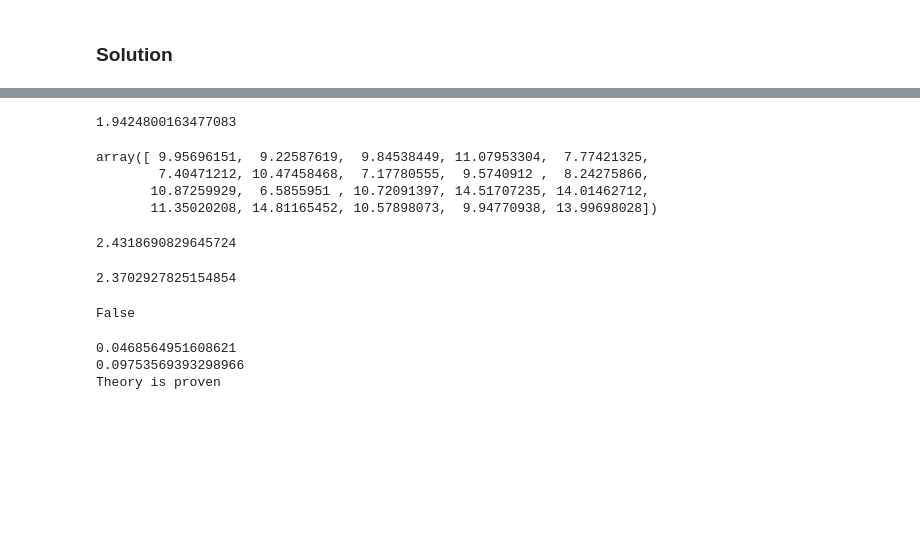
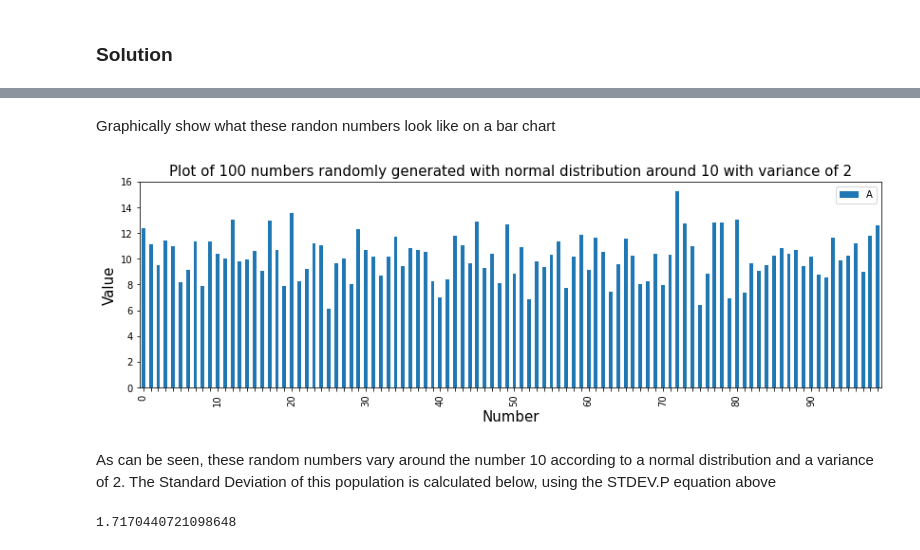
Before and after one commit to BarryClarke/Tasks-Assessment---Machine-Learning-and-Statistics, a Jupyter notebook: Solution3.ipynb, the cells around one changed output, grey strips where cells are left out. Cells and saved outputs as stored; diff of their text form; code cells hidden in the pictures; blank space fills up the shorter version.

```diff
--- a/Solution3.ipynb
+++ b/Solution3.ipynb
@@ -48,0 +34,5 @@ array([ 9.95696151,  9.22587619,  9.84538449, 11.07953304,  7.77421325,
+# %%
+# Create a list of 100 numbers of normal random distribution around the number 10
+# pandas.DataFrame is a two-dimensional tabular data structure ie Rows and Columns
+df = pd.DataFrame(np.random.normal(10, 2, 100), columns=list('A'))
+df
@@ -49,27 +53,28 @@ array([ 9.95696151,  9.22587619,  9.84538449, 11.07953304,  7.77421325,
+# %% [markdown]
+Graphically show what these randon numbers look like on a bar chart
+# %%
+# Adjust the output plot sizes to be full page width
+plt.rcParams['figure.figsize'] = (14,4)
+# Plot a bar chart displaying each f the random numbers generated
+ax = df.plot(kind='bar')
+# Adding plot titles and axis labels, with font size adjustments
+plt.title('Plot of 100 numbers randomly generated with normal distribution around 10 with variance of 2', size=15)
+plt.xlabel('Number', size=15)
+plt.ylabel('Value', size=15)
+# Adjust the x-axis ticks to only display every 10th tick label.
+# https://stackoverflow.com/questions/56095446/pandas-plot-bar-show-every-nth-xlabel
+for i, t in enumerate(ax.get_xticklabels()):
+    if (i % 10) != 0:
+      t.set_visible(False)
+# %% [output]
+[figure, added]
+# %% [markdown]
+As can be seen, these random numbers vary around the number 10 according to a normal distribution and a variance of 2. The Standard Deviation of this population is calculated below, using the STDEV.P equation above
 # %%
-# Calculate STDEV.P of the entire population of x
+# Select colum A from the dataframe, containing the 100 randomly geerated numbers
+x = df['A']
+# Calculate STDEV.P of the entire population of x, using the STDEV.P equation above
 a = np.sqrt(np.sum((x - np.mean(x))**2)/(len(x)))
 a
 # %% [output]
-1.9424800163477083
+1.7170440721098648
-# %%
-# Take the first 20 values of the above generated array. This is a sample of x
-y = x[0:20]
-y
-# %% [output]
-array([ 9.95696151,  9.22587619,  9.84538449, 11.07953304,  7.77421325,
-        7.40471212, 10.47458468,  7.17780555,  9.5740912 ,  8.24275866,
-       10.87259929,  6.5855951 , 10.72091397, 14.51707235, 14.01462712,
-       11.35020208, 14.81165452, 10.57898073,  9.94770938, 13.99698028])
-# %%
-# Calculate STDEV.S of a sample of the population of x
-b = np.sqrt(np.sum((y - np.mean(y))**2)/(len(y)-1))
-b
-# %% [output]
-2.4318690829645724
-# %%
-# Calculate STDEV.P of a sample of the population of x
-c = np.sqrt(np.sum((y - np.mean(y))**2)/(len(y)))
-c
-# %% [output]
-2.3702927825154854
@@ -82,25 +80,0 @@ p = abs(a - c)
-# %%
-# If s is less than p, then STDEV.S is more accurate estimation of overall stdev of population the STDEV.P
-print(s < p)
-# %% [output]
-False
-# %%
-# Run the above 100 times
-for i in range(1):
-    x = np.random.normal(10, 2, 100)
-    a = np.sqrt(np.sum((x - np.mean(x))**2)/(len(x)))
-    y = x[0:20]
-    b = np.sqrt(np.sum((y - np.mean(y))**2)/(len(y)-1))
-    c = np.sqrt(np.sum((y - np.mean(y))**2)/(len(y)))
-    s = abs(a - b)
-    print(s)
-    p = abs(a - c)
-    print(p)
-    if s >= p:
-        print("Theory is disproven")
-        break
-print("Theory is proven")
-# %% [output]
-0.0468564951608621
-0.09753569393298966
-Theory is proven
```
Also changed, not shown: parts of 12 cells of this notebook.
